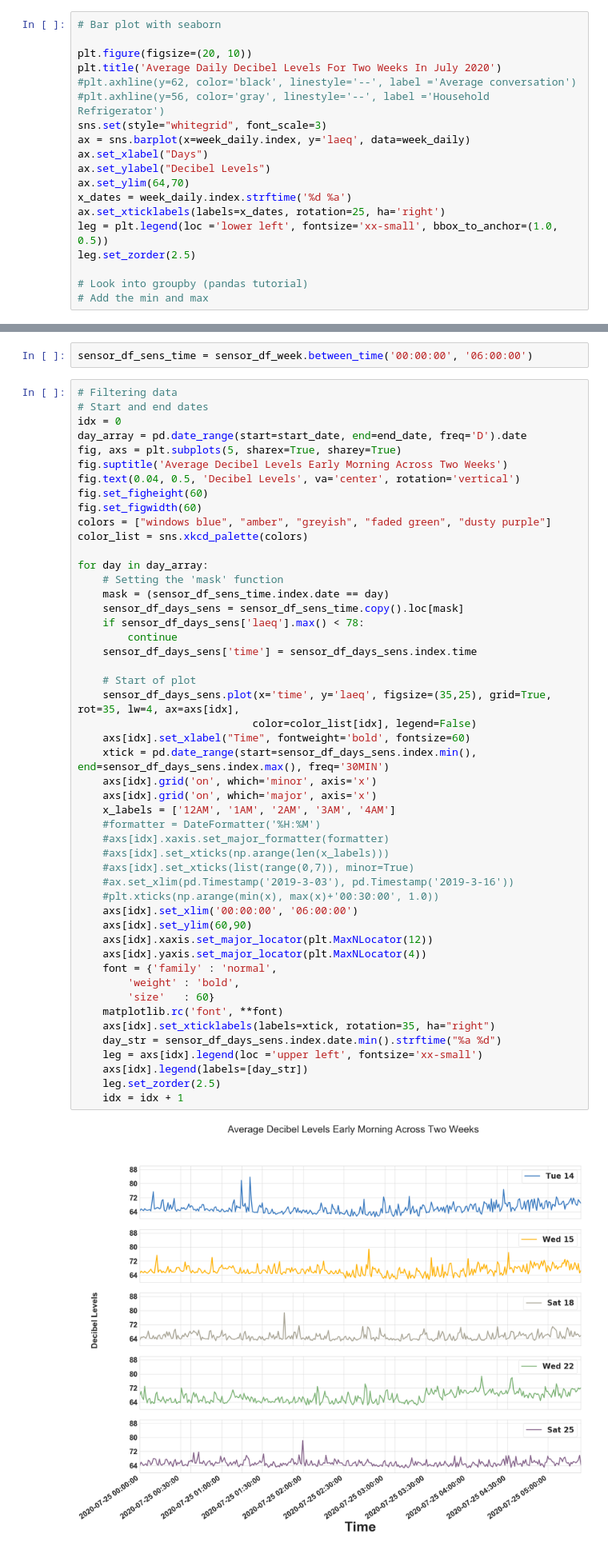
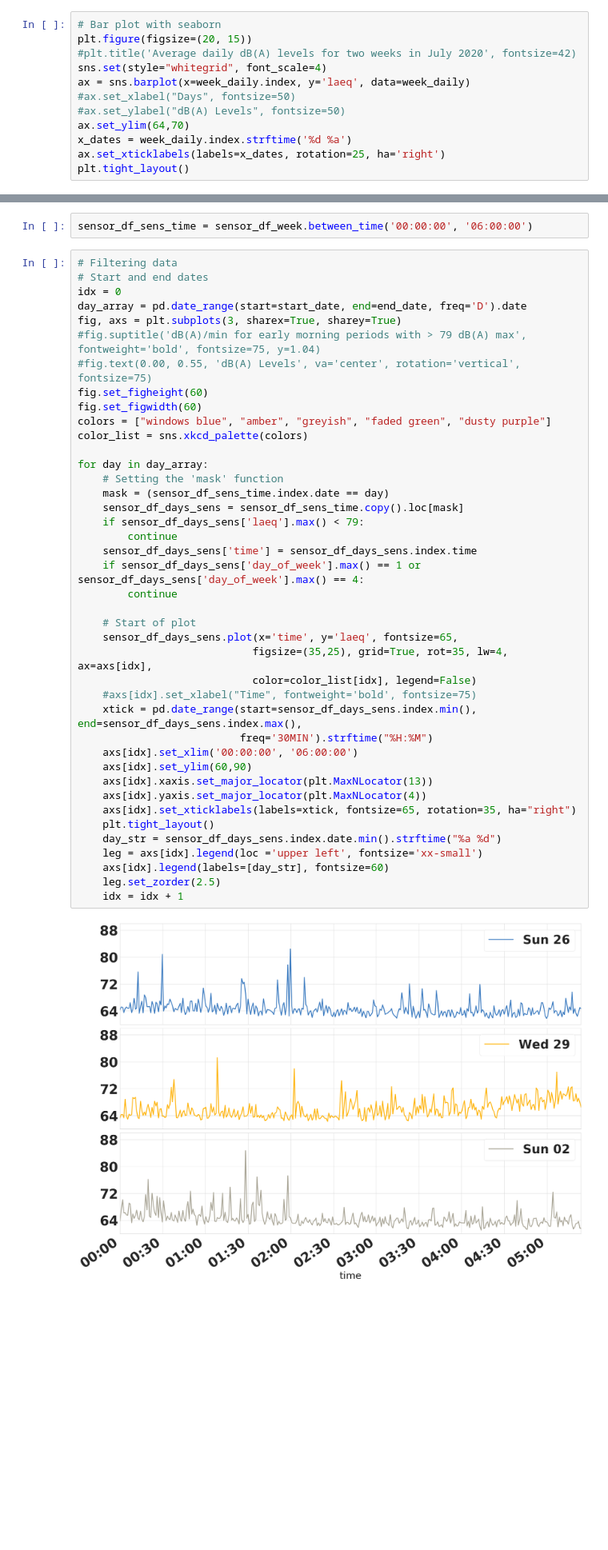
Before and after one commit to ayancooper11804/nyu_arise_noise_2020, a Jupyter notebook: notebooks/data_plot.ipynb, the cells around one changed output, grey strips where cells are left out. Shown at 80% size. Drawn from its saved outputs; the diff is of its cells as text; blank space fills up the shorter version.

```diff
--- a/notebooks/data_plot.ipynb
+++ b/notebooks/data_plot.ipynb
@@ -249,21 +254,14 @@ week_daily.tail()
 # Week Day Analysis
 # %%
 # Bar plot with seaborn
-
-plt.figure(figsize=(20, 10))
-plt.title('Average Daily Decibel Levels For Two Weeks In July 2020')
-#plt.axhline(y=62, color='black', linestyle='--', label ='Average conversation')
-#plt.axhline(y=56, color='gray', linestyle='--', label ='Household Refrigerator')
-sns.set(style="whitegrid", font_scale=3)
+plt.figure(figsize=(20, 15))
+#plt.title('Average daily dB(A) levels for two weeks in July 2020', fontsize=42)
+sns.set(style="whitegrid", font_scale=4)
 ax = sns.barplot(x=week_daily.index, y='laeq', data=week_daily)
-ax.set_xlabel("Days")
-ax.set_ylabel("Decibel Levels")
+#ax.set_xlabel("Days", fontsize=50)
+#ax.set_ylabel("dB(A) Levels", fontsize=50)
 ax.set_ylim(64,70)
 x_dates = week_daily.index.strftime('%d %a')
 ax.set_xticklabels(labels=x_dates, rotation=25, ha='right')
-leg = plt.legend(loc ='lower left', fontsize='xx-small', bbox_to_anchor=(1.0, 0.5))
-leg.set_zorder(2.5)
-
-# Look into groupby (pandas tutorial)
-# Add the min and max
+plt.tight_layout()
 # %% [output]
@@ -468,54 +469,46 @@ sensor_df_sens_time = sensor_df_week.between_time('00:00:00', '06:00:00')
 # %%
 # Filtering data
 # Start and end dates
 idx = 0
 day_array = pd.date_range(start=start_date, end=end_date, freq='D').date
-fig, axs = plt.subplots(5, sharex=True, sharey=True)
-fig.suptitle('Average Decibel Levels Early Morning Across Two Weeks')
-fig.text(0.04, 0.5, 'Decibel Levels', va='center', rotation='vertical')
+fig, axs = plt.subplots(3, sharex=True, sharey=True)
+#fig.suptitle('dB(A)/min for early morning periods with > 79 dB(A) max', fontweight='bold', fontsize=75, y=1.04)
+#fig.text(0.00, 0.55, 'dB(A) Levels', va='center', rotation='vertical', fontsize=75)
 fig.set_figheight(60)
 fig.set_figwidth(60)
 colors = ["windows blue", "amber", "greyish", "faded green", "dusty purple"]
 color_list = sns.xkcd_palette(colors)
 
 for day in day_array:
     # Setting the 'mask' function
     mask = (sensor_df_sens_time.index.date == day)
     sensor_df_days_sens = sensor_df_sens_time.copy().loc[mask]
-    if sensor_df_days_sens['laeq'].max() < 78:
+    if sensor_df_days_sens['laeq'].max() < 79:
         continue
     sensor_df_days_sens['time'] = sensor_df_days_sens.index.time
+    if sensor_df_days_sens['day_of_week'].max() == 1 or sensor_df_days_sens['day_of_week'].max() == 4:
+        continue
 
     # Start of plot
-    sensor_df_days_sens.plot(x='time', y='laeq', figsize=(35,25), grid=True, rot=35, lw=4, ax=axs[idx],
+    sensor_df_days_sens.plot(x='time', y='laeq', fontsize=65,
+                            figsize=(35,25), grid=True, rot=35, lw=4, ax=axs[idx],
                             color=color_list[idx], legend=False)
-    axs[idx].set_xlabel("Time", fontweight='bold', fontsize=60)
-    xtick = pd.date_range(start=sensor_df_days_sens.index.min(), end=sensor_df_days_sens.index.max(), freq='30MIN')
-    axs[idx].grid('on', which='minor', axis='x')
-    axs[idx].grid('on', which='major', axis='x')
-    x_labels = ['12AM', '1AM', '2AM', '3AM', '4AM']
-    #formatter = DateFormatter('%H:%M')
-    #axs[idx].xaxis.set_major_formatter(formatter)
-    #axs[idx].set_xticks(np.arange(len(x_labels)))
-    #axs[idx].set_xticks(list(range(0,7)), minor=True)
-    #ax.set_xlim(pd.Timestamp('2019-3-03'), pd.Timestamp('2019-3-16'))
-    #plt.xticks(np.arange(min(x), max(x)+'00:30:00', 1.0))
+    #axs[idx].set_xlabel("Time", fontweight='bold', fontsize=75)
+    xtick = pd.date_range(start=sensor_df_days_sens.index.min(), end=sensor_df_days_sens.index.max(),
+                          freq='30MIN').strftime("%H:%M")
     axs[idx].set_xlim('00:00:00', '06:00:00')
     axs[idx].set_ylim(60,90)
-    axs[idx].xaxis.set_major_locator(plt.MaxNLocator(12))
+    axs[idx].xaxis.set_major_locator(plt.MaxNLocator(13))
     axs[idx].yaxis.set_major_locator(plt.MaxNLocator(4))
-    font = {'family' : 'normal',
-        'weight' : 'bold',
-        'size'   : 60}
-    matplotlib.rc('font', **font)
-    axs[idx].set_xticklabels(labels=xtick, rotation=35, ha="right")
+    axs[idx].set_xticklabels(labels=xtick, fontsize=65, rotation=35, ha="right")
+    plt.tight_layout()
     day_str = sensor_df_days_sens.index.date.min().strftime("%a %d")
     leg = axs[idx].legend(loc ='upper left', fontsize='xx-small')
-    axs[idx].legend(labels=[day_str])
+    axs[idx].legend(labels=[day_str], fontsize=60)
     leg.set_zorder(2.5)
     idx = idx + 1
 # %% [output]
-[figure, old version]
+[figure, new version]
 # %% [markdown]
 These 5 plots are showing the 2 week period of July 12 2020 to July 25 2020. It focuses on midnight to 6 am in a minute resolution, with days that only had data going above 78 decibel levels.
 # %%
```
Also changed, not shown: parts of 20 cells of this notebook.
